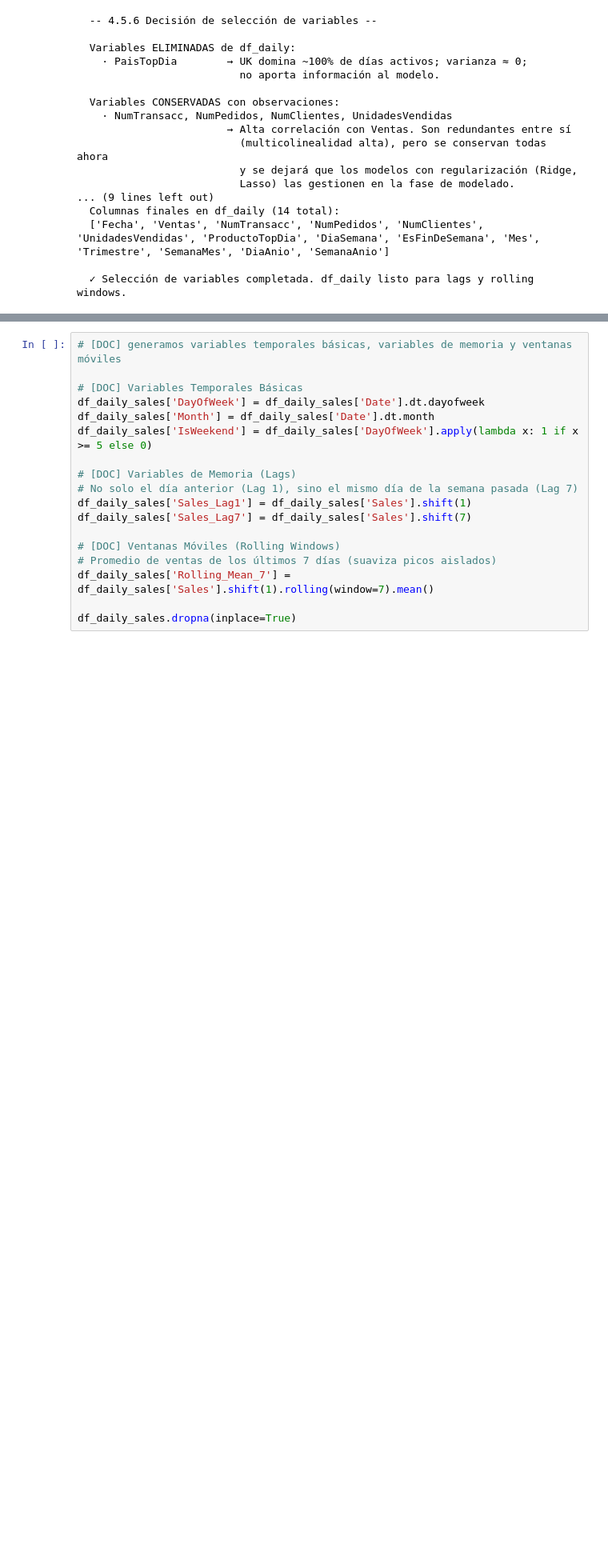
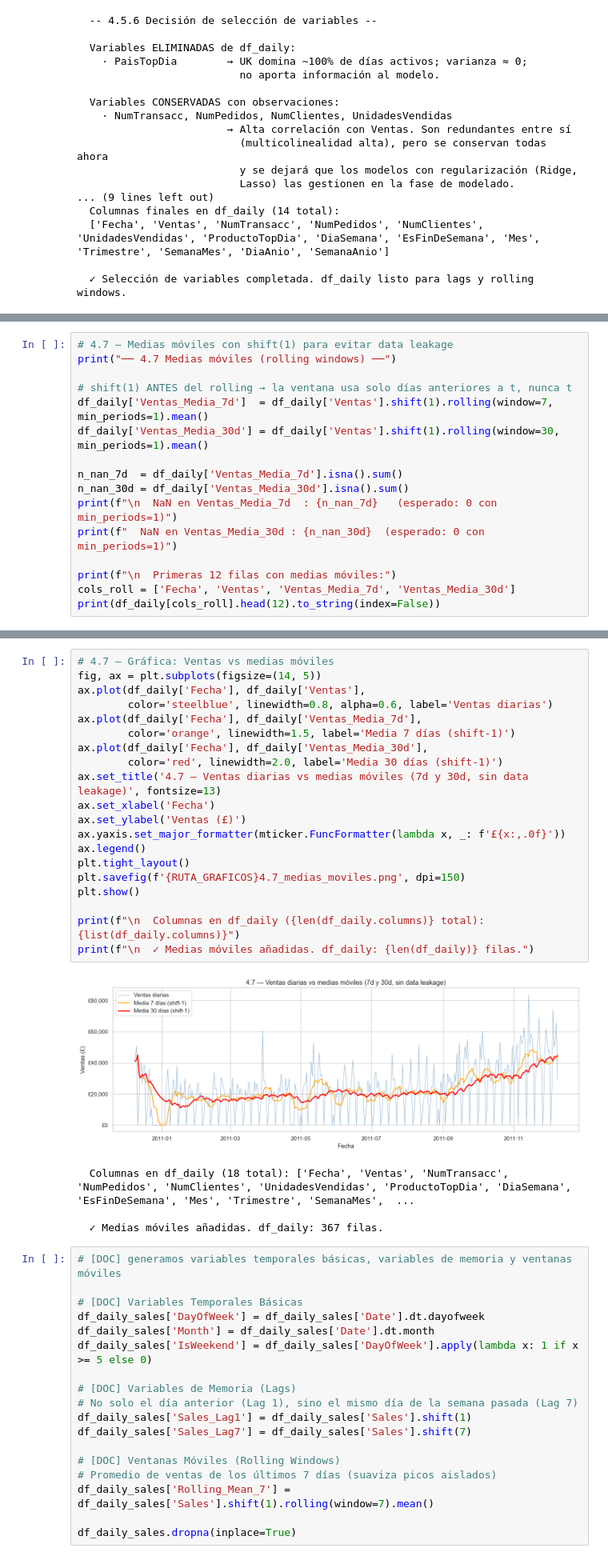
Before and after one commit to ravel01106/proyecto-master-ia-big-data, a Jupyter notebook: notebooks/regression_proyect/preprocesing/preprocesing_data.ipynb, the cells around one changed output, grey strips where cells are left out. Shown at 80% size. Cells and saved outputs as stored; diff of their text form; blank space fills up the shorter version.

```diff
--- a/notebooks/regression_proyect/preprocesing/preprocesing_data.ipynb
+++ b/notebooks/regression_proyect/preprocesing/preprocesing_data.ipynb
@@ -772,0 +882,16 @@ print(f"\n  ✓ Selección de variables completada. df_daily listo para lags y r
+# %%
+# 4.7 — Medias móviles con shift(1) para evitar data leakage
+print("── 4.7 Medias móviles (rolling windows) ──")
+
+# shift(1) ANTES del rolling → la ventana usa solo días anteriores a t, nunca t
+df_daily['Ventas_Media_7d']  = df_daily['Ventas'].shift(1).rolling(window=7,  min_periods=1).mean()
+df_daily['Ventas_Media_30d'] = df_daily['Ventas'].shift(1).rolling(window=30, min_periods=1).mean()
+
+n_nan_7d  = df_daily['Ventas_Media_7d'].isna().sum()
+n_nan_30d = df_daily['Ventas_Media_30d'].isna().sum()
+print(f"\n  NaN en Ventas_Media_7d  : {n_nan_7d}   (esperado: 0 con min_periods=1)")
+print(f"  NaN en Ventas_Media_30d : {n_nan_30d}  (esperado: 0 con min_periods=1)")
+
+print(f"\n  Primeras 12 filas con medias móviles:")
+cols_roll = ['Fecha', 'Ventas', 'Ventas_Media_7d', 'Ventas_Media_30d']
+print(df_daily[cols_roll].head(12).to_string(index=False))
@@ -773,3 +947,28 @@ print(f"\n  ✓ Selección de variables completada. df_daily listo para lags y r
+# %%
+# 4.7 — Gráfica: Ventas vs medias móviles
+fig, ax = plt.subplots(figsize=(14, 5))
+ax.plot(df_daily['Fecha'], df_daily['Ventas'],
+        color='steelblue', linewidth=0.8, alpha=0.6, label='Ventas diarias')
+ax.plot(df_daily['Fecha'], df_daily['Ventas_Media_7d'],
+        color='orange', linewidth=1.5, label='Media 7 días (shift-1)')
+ax.plot(df_daily['Fecha'], df_daily['Ventas_Media_30d'],
+        color='red', linewidth=2.0, label='Media 30 días (shift-1)')
+ax.set_title('4.7 — Ventas diarias vs medias móviles (7d y 30d, sin data leakage)', fontsize=13)
+ax.set_xlabel('Fecha')
+ax.set_ylabel('Ventas (£)')
+ax.yaxis.set_major_formatter(mticker.FuncFormatter(lambda x, _: f'£{x:,.0f}'))
+ax.legend()
+plt.tight_layout()
+plt.savefig(f'{RUTA_GRAFICOS}4.7_medias_moviles.png', dpi=150)
+plt.show()
+
+print(f"\n  Columnas en df_daily ({len(df_daily.columns)} total): {list(df_daily.columns)}")
+print(f"\n  ✓ Medias móviles añadidas. df_daily: {len(df_daily)} filas.")
+# %% [output]
+[figure, added]
+  Columnas en df_daily (18 total): ['Fecha', 'Ventas', 'NumTransacc', 'NumPedidos', 'NumClientes', 'UnidadesVendidas', 'ProductoTopDia', 'DiaSemana', 'EsFinDeSemana', 'Mes', 'Trimestre', 'SemanaMes',  ...
+
+  ✓ Medias móviles añadidas. df_daily: 367 filas.
 # %%
 # [DOC] generamos variables temporales básicas, variables de memoria y ventanas móviles
 
```
Also changed, not shown: parts of 6 cells of this notebook, 1 other file.
